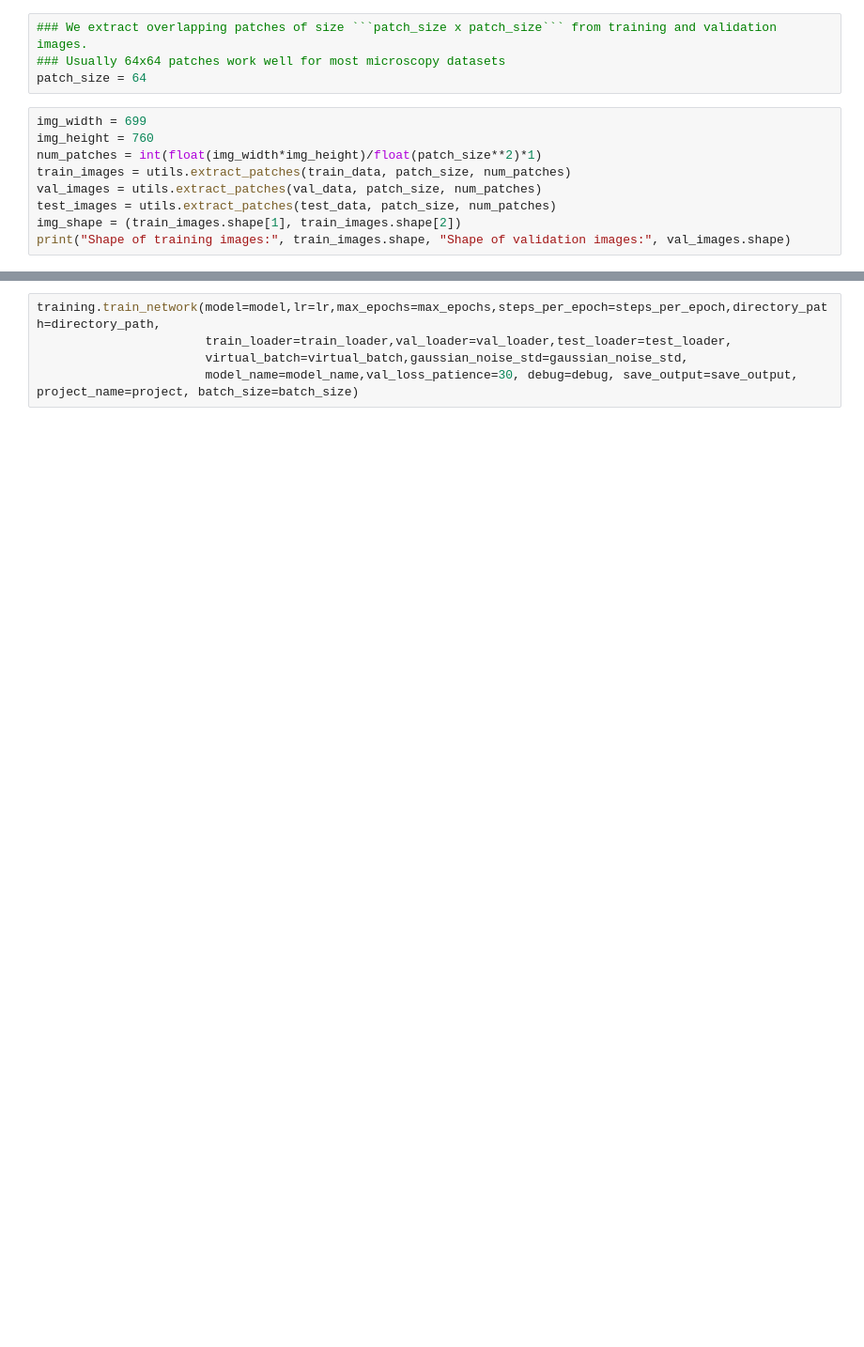
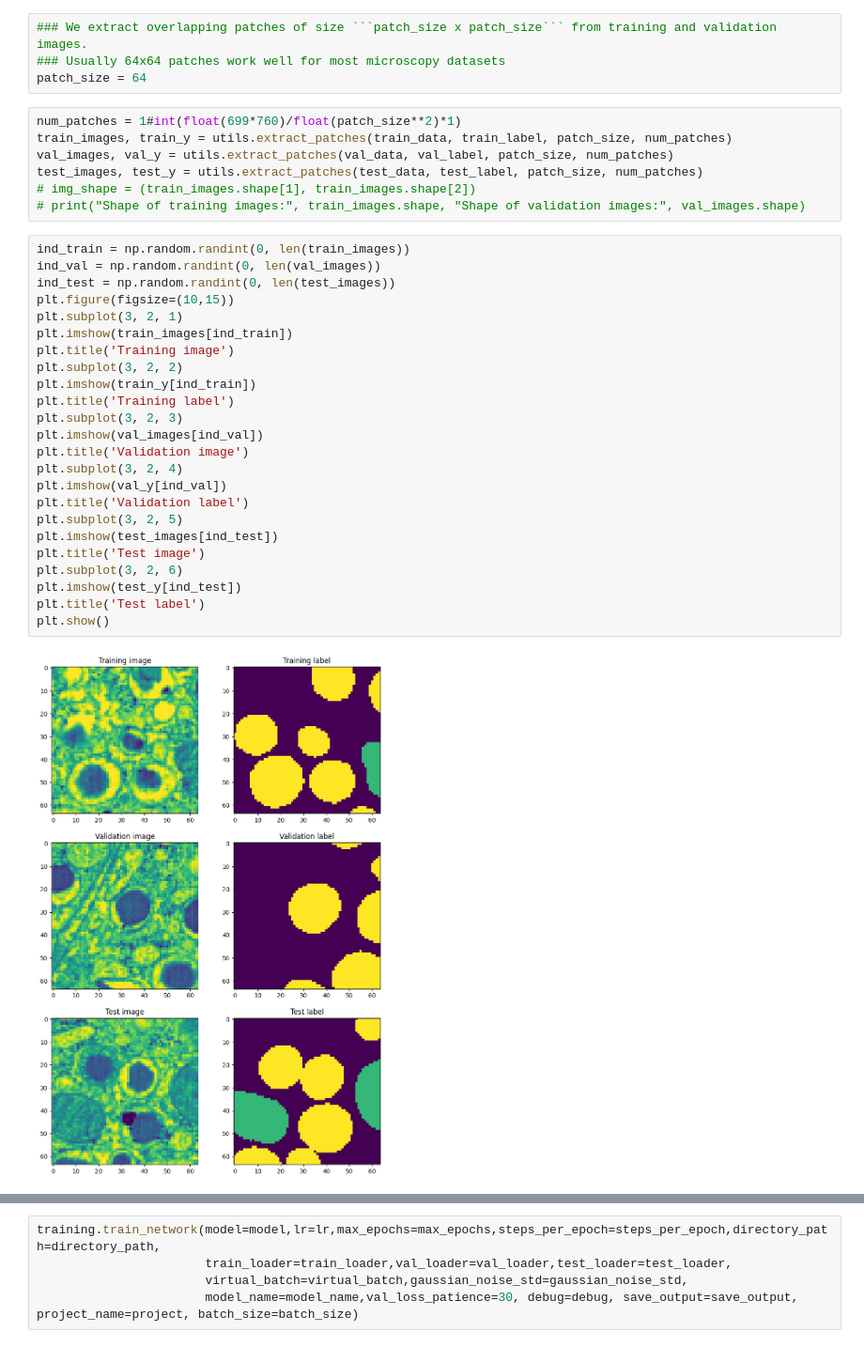
Before and after one commit to shei-dark/HDN, a Jupyter notebook: examples/Pixel_Noise/Convallaria/2-Training.ipynb, the cells around one changed output, grey strips where cells are left out. Shown at 94% size. Drawn from its saved outputs; the diff is of its cells as text; blank space fills up the shorter version.

Commit message:
Extract patches and labels

```diff
--- a/examples/Pixel_Noise/Convallaria/2-Training.ipynb
+++ b/examples/Pixel_Noise/Convallaria/2-Training.ipynb
@@ -31,11 +61,35 @@ print("Shape of training images:", train_data.shape, "Shape of validation images
 ### Usually 64x64 patches work well for most microscopy datasets
 patch_size = 64
 # %%
-img_width = 699
-img_height = 760
-num_patches = int(float(img_width*img_height)/float(patch_size**2)*1)
-train_images = utils.extract_patches(train_data, patch_size, num_patches)
-val_images = utils.extract_patches(val_data, patch_size, num_patches)
-test_images = utils.extract_patches(test_data, patch_size, num_patches)
-img_shape = (train_images.shape[1], train_images.shape[2])
-print("Shape of training images:", train_images.shape, "Shape of validation images:", val_images.shape)
+num_patches = 1#int(float(699*760)/float(patch_size**2)*1)
+train_images, train_y = utils.extract_patches(train_data, train_label, patch_size, num_patches)
+val_images, val_y = utils.extract_patches(val_data, val_label, patch_size, num_patches)
+test_images, test_y = utils.extract_patches(test_data, test_label, patch_size, num_patches)
+# img_shape = (train_images.shape[1], train_images.shape[2])
+# print("Shape of training images:", train_images.shape, "Shape of validation images:", val_images.shape)
+# %%
+ind_train = np.random.randint(0, len(train_images))
+ind_val = np.random.randint(0, len(val_images))
+ind_test = np.random.randint(0, len(test_images))
+plt.figure(figsize=(10,15))
+plt.subplot(3, 2, 1)
+plt.imshow(train_images[ind_train])
+plt.title('Training image')
+plt.subplot(3, 2, 2)
+plt.imshow(train_y[ind_train])
+plt.title('Training label')
+plt.subplot(3, 2, 3)
+plt.imshow(val_images[ind_val])
+plt.title('Validation image')
+plt.subplot(3, 2, 4)
+plt.imshow(val_y[ind_val])
+plt.title('Validation label')
+plt.subplot(3, 2, 5)
+plt.imshow(test_images[ind_test])
+plt.title('Test image')
+plt.subplot(3, 2, 6)
+plt.imshow(test_y[ind_test])
+plt.title('Test label')
+plt.show()
+# %% [output]
+[figure, added]
```
Also changed, not shown: parts of 18 cells of this notebook, 7 other files.
